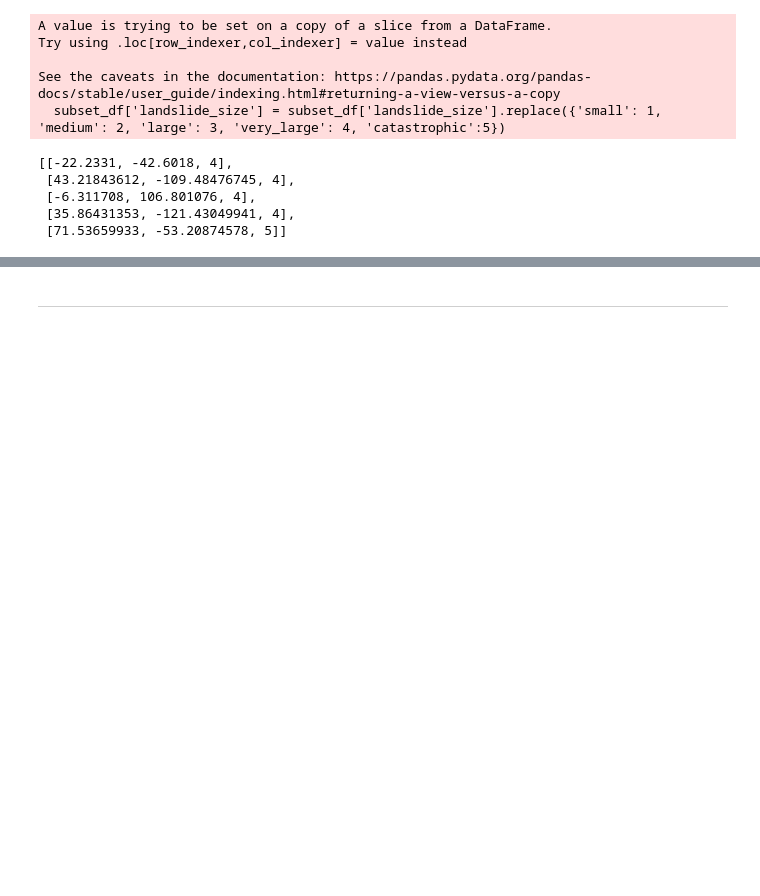
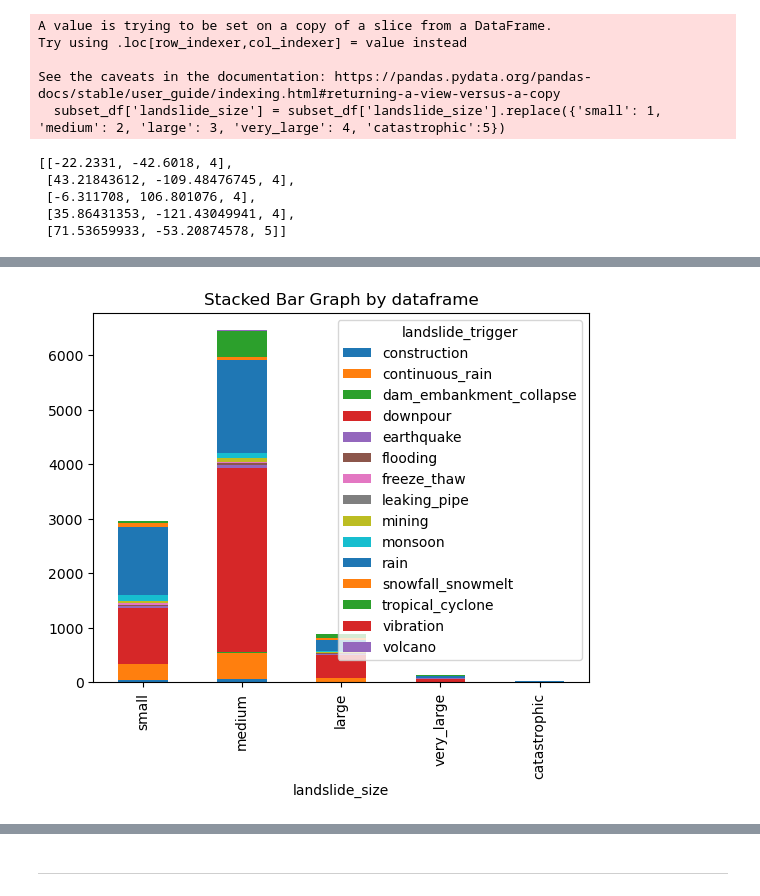
Before and after one commit to eltsvetk/DS6050_Project, a Jupyter notebook: USGS_Landslide.ipynb, the cells around one changed output, grey strips where cells are left out. Drawn from its saved outputs; the diff is of its cells as text; code cells hidden in the pictures; blank space fills up the shorter version.

Commit message:
added stacked barchart

```diff
--- a/USGS_Landslide.ipynb
+++ b/USGS_Landslide.ipynb
@@ -356,0 +369,6 @@ map_object
+# %%
+nasa_global_ls_points['landslide_size'] = nasa_global_ls_points['landslide_size'].cat.reorder_categories(['small', 'medium','large','very_large','catastrophic'])
+# %%
+nasa_global_ls_points['landslide_trigger'] = nasa_global_ls_points['landslide_trigger'].astype('category')
+# %%
+nasa_global_ls_points['landslide_trigger'] = nasa_global_ls_points['landslide_trigger'].cat.remove_categories(['unknown', 'other','no_apparent_trigger'])
@@ -356,0 +377,8 @@ map_object
+# %%
+crosstab_df_2 = pd.crosstab(nasa_global_ls_points['landslide_size'], nasa_global_ls_points['landslide_trigger']).reset_index()
+# %%
+crosstab_df_2.plot(x='landslide_size', kind='bar', stacked=True,
+        title='Stacked Bar Graph by dataframe')
+plt.show()
+# %% [output]
+[figure, added]
```
Also changed, not shown: parts of 9 cells of this notebook.
